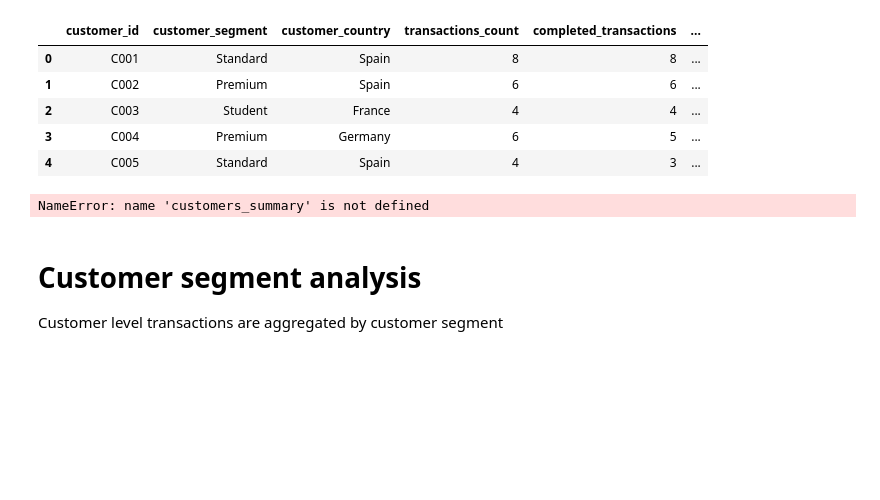
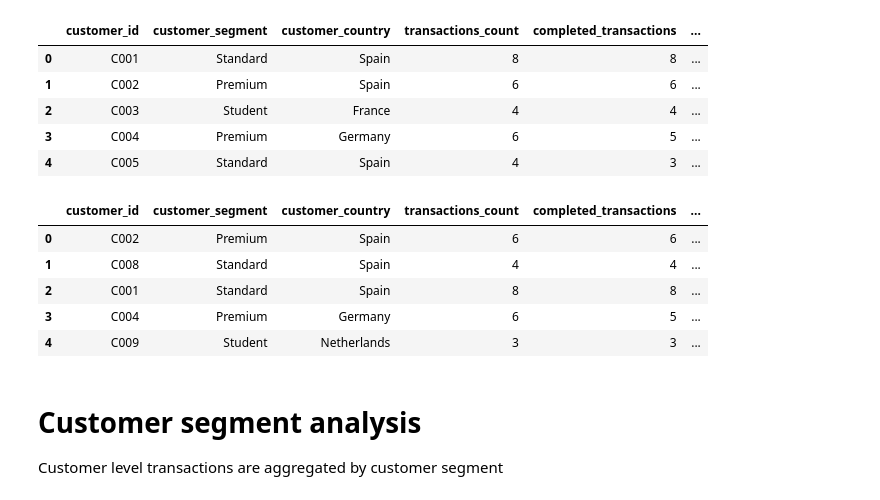
Before and after one commit to glezirene/transaction-intelligence, a Jupyter notebook: notebooks/05_business_analysis.ipynb, the cells around one changed output. Saved outputs shown, nothing was run; the diff lists cells and outputs as text; code cells hidden in the pictures; blank space fills up the shorter version.

```diff
--- a/notebooks/05_business_analysis.ipynb
+++ b/notebooks/05_business_analysis.ipynb
@@ -259,16 +259,21 @@ customer_summary[
 # %%
 # I will sort clients looking at their net movement
 
-customers_summary = (customers_summary
+customer_summary = (customer_summary
     .sort_values(
         "total_net_amount",
         ascending = False
     )
     .reset_index(drop = True))
 
-customers_summary.head()
+customer_summary.head()
 # %% [output]
-NameError: name 'customers_summary' is not defined
+|  | customer_id | customer_segment | customer_country | transactions_count | completed_transactions | ... |
+| 0 | C002 | Premium | Spain | 6 | 6 | ... |
+| 1 | C008 | Standard | Spain | 4 | 4 | ... |
+| 2 | C001 | Standard | Spain | 8 | 8 | ... |
+| 3 | C004 | Premium | Germany | 6 | 5 | ... |
+| 4 | C009 | Student | Netherlands | 3 | 3 | ... |
 # %% [markdown]
 # Customer segment analysis
 
```
Also changed, not shown: parts of 14 cells of this notebook.
